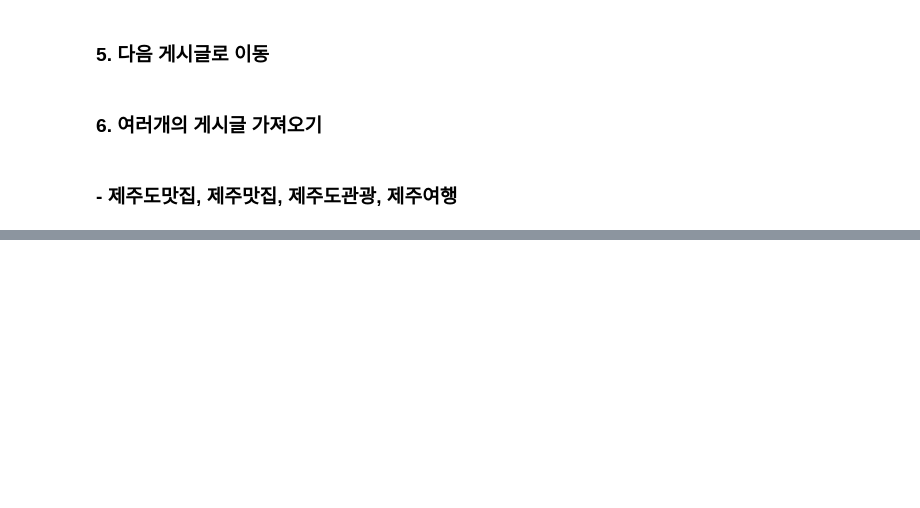
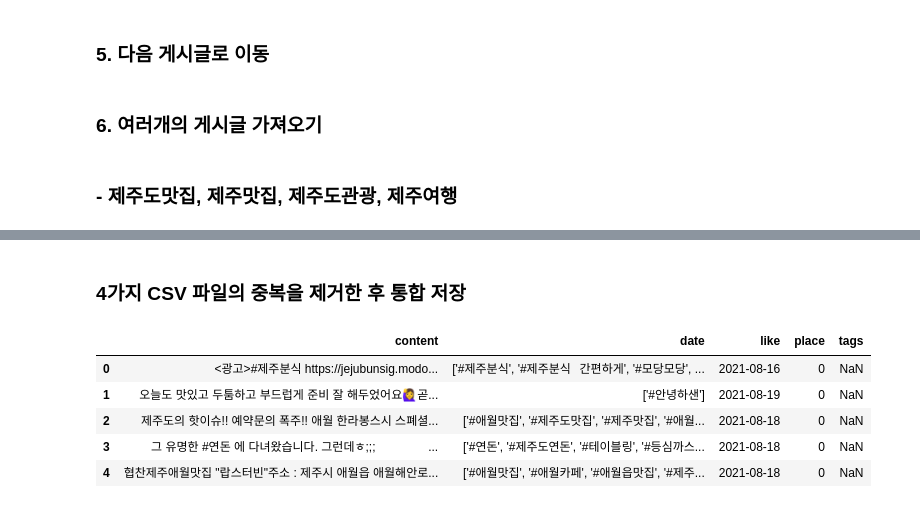
Before and after one commit to Jiiiiiiiiiiin/DataAnalysis_Training, a Jupyter notebook: 05.Crawling/10_제주명소_인스타그램.ipynb, the cells around one changed output, grey strips where cells are left out. Cells and saved outputs as stored; diff of their text form; code cells hidden in the pictures; blank space fills up the shorter version.

```diff
--- a/05.Crawling/10_제주명소_인스타그램.ipynb
+++ b/05.Crawling/10_제주명소_인스타그램.ipynb
@@ -282,3 +282,19 @@ for keyword in ['제주여행']:
     time.sleep(5)
 # %%
 driver.close()
+# %% [markdown]
+### 4가지 CSV 파일의 중복을 제거한 후 통합 저장
+# %%
+jeju_df = pd.DataFrame([])
+for keyword in ['제주도맛집', '제주맛집', '제주도관광', '제주여행']:
+    df = pd.read_csv(f'data/{keyword}.csv')
+    jeju_df = jeju_df.append(df)
+
+jeju_df.head()
+# %% [output]
+|  | content | date | like | place | tags |
+| 0 | <광고>#제주분식 https://jejubunsig.modo... | ['#제주분식', '#제주분식⠀간편하게', '#모당모당', ... | 2021-08-16 | 0 | NaN |
+| 1 | 오늘도 맛있고 두툼하고 부드럽게 준비 잘 해두었어요🙋‍♀️곧... | ['#안녕하샌'] | 2021-08-19 | 0 | NaN |
+| 2 | 제주도의 핫이슈!! 예약문의 폭주!! 애월 한라봉스시 스폐셜... | ['#애월맛집', '#제주도맛집', '#제주맛집', '#애월... | 2021-08-18 | 0 | NaN |
+| 3 | 그 유명한 #연돈 에 다녀왔습니다. 그런데ㅎ;;;⠀⠀⠀⠀⠀⠀... | ['#연돈', '#제주도연돈', '#테이블링', '#등심까스... | 2021-08-18 | 0 | NaN |
+| 4 | 협찬제주애월맛집 "랍스터빈"주소 : 제주시 애월읍 애월해안로... | ['#애월맛집', '#애월카페', '#애월읍맛집', '#제주... | 2021-08-18 | 0 | NaN |
```
Also changed, not shown: parts of 2 cells of this notebook, 14 other files.
